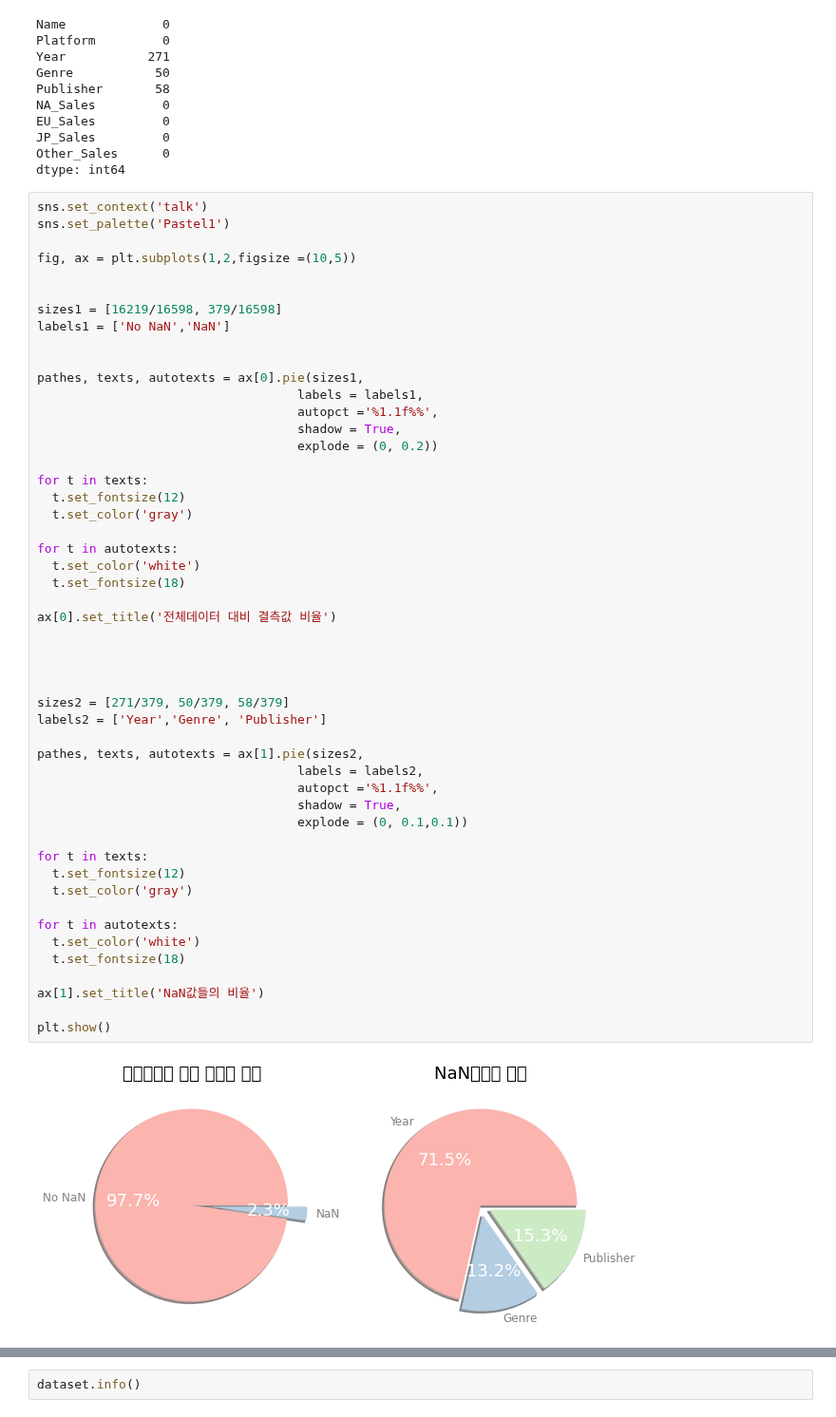
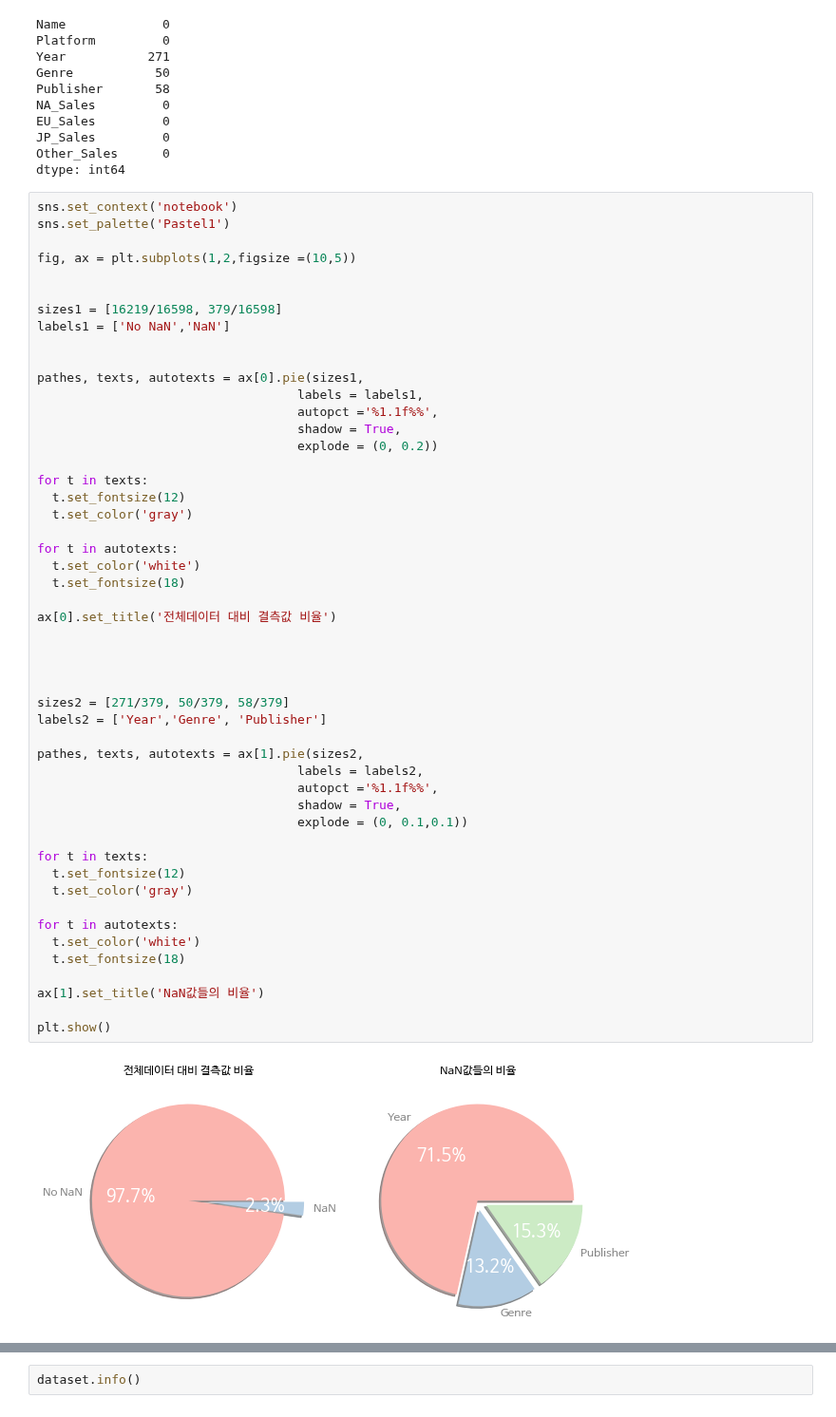
Before and after one commit to ljs7463/AnalysisProject, a Jupyter notebook: Gameanalysis.ipynb, the cells around one changed output, grey strips where cells are left out. Shown at 95% size. Drawn from its saved outputs; the diff is of its cells as text.

```diff
--- a/Gameanalysis.ipynb
+++ b/Gameanalysis.ipynb
@@ -202,7 +244,7 @@ JP_Sales         0
 Other_Sales      0
 dtype: int64
 # %%
-sns.set_context('talk')
+sns.set_context('notebook')
 sns.set_palette('Pastel1')
 
 fig, ax = plt.subplots(1,2,figsize =(10,5))
@@ -225,32 +267,32 @@ for t in texts:
 for t in autotexts:
   t.set_color('white')
   t.set_fontsize(18)
 
 ax[0].set_title('전체데이터 대비 결측값 비율')
 
 
 
 
 sizes2 = [271/379, 50/379, 58/379]
 labels2 = ['Year','Genre', 'Publisher']
 
 pathes, texts, autotexts = ax[1].pie(sizes2,
                                    labels = labels2,
                                    autopct ='%1.1f%%',
                                    shadow = True,
                                    explode = (0, 0.1,0.1))
 
 for t in texts:
   t.set_fontsize(12)
   t.set_color('gray')
 
 for t in autotexts:
   t.set_color('white')
   t.set_fontsize(18)
 
 ax[1].set_title('NaN값들의 비율')
 
 plt.show()
 # %% [output]
-[figure, old version]
+[figure, new version]
 # %% [markdown]
```
Also changed, not shown: parts of 39 cells of this notebook.
